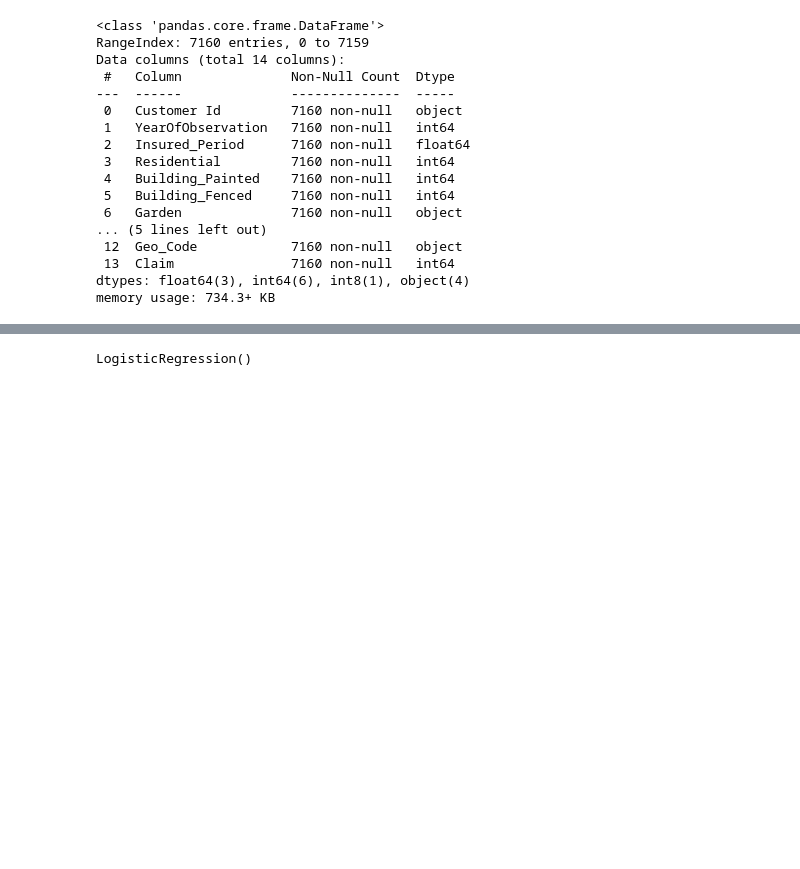
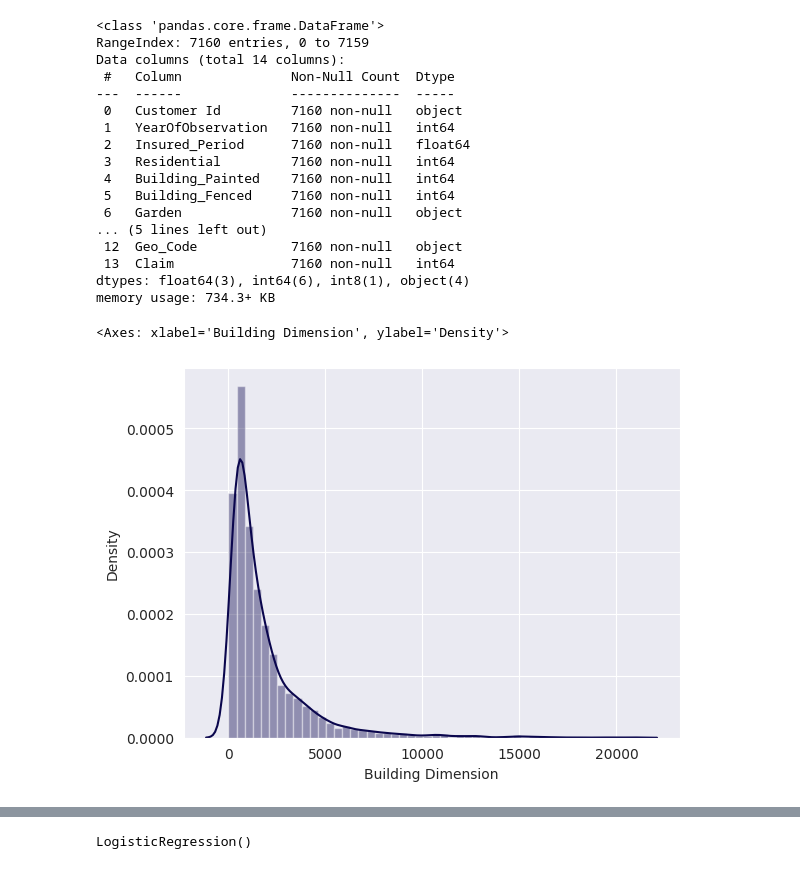
Before and after one commit to Pesolo/first_ML, a Jupyter notebook: zin_1.ipynb, the cells around one changed output, grey strips where cells are left out. Drawn from its saved outputs; the diff is of its cells as text; code cells hidden in the pictures; blank space fills up the shorter version.

```diff
--- a/zin_1.ipynb
+++ b/zin_1.ipynb
@@ -521,3 +570,8 @@ memory usage: 734.3+ KB
 df['Garden']= np.where(df['Garden']=='V', 1, 0)
 # %%
 df['Geo_Code'] = pd.to_numeric(df['Geo_Code'], errors='coerce')
+# %%
+sns.distplot(df['Building Dimension'], color = "#0a064d")
+# %% [output]
+<Axes: xlabel='Building Dimension', ylabel='Density'>
+[figure, added]
```
Also changed, not shown: parts of 75 cells of this notebook.
